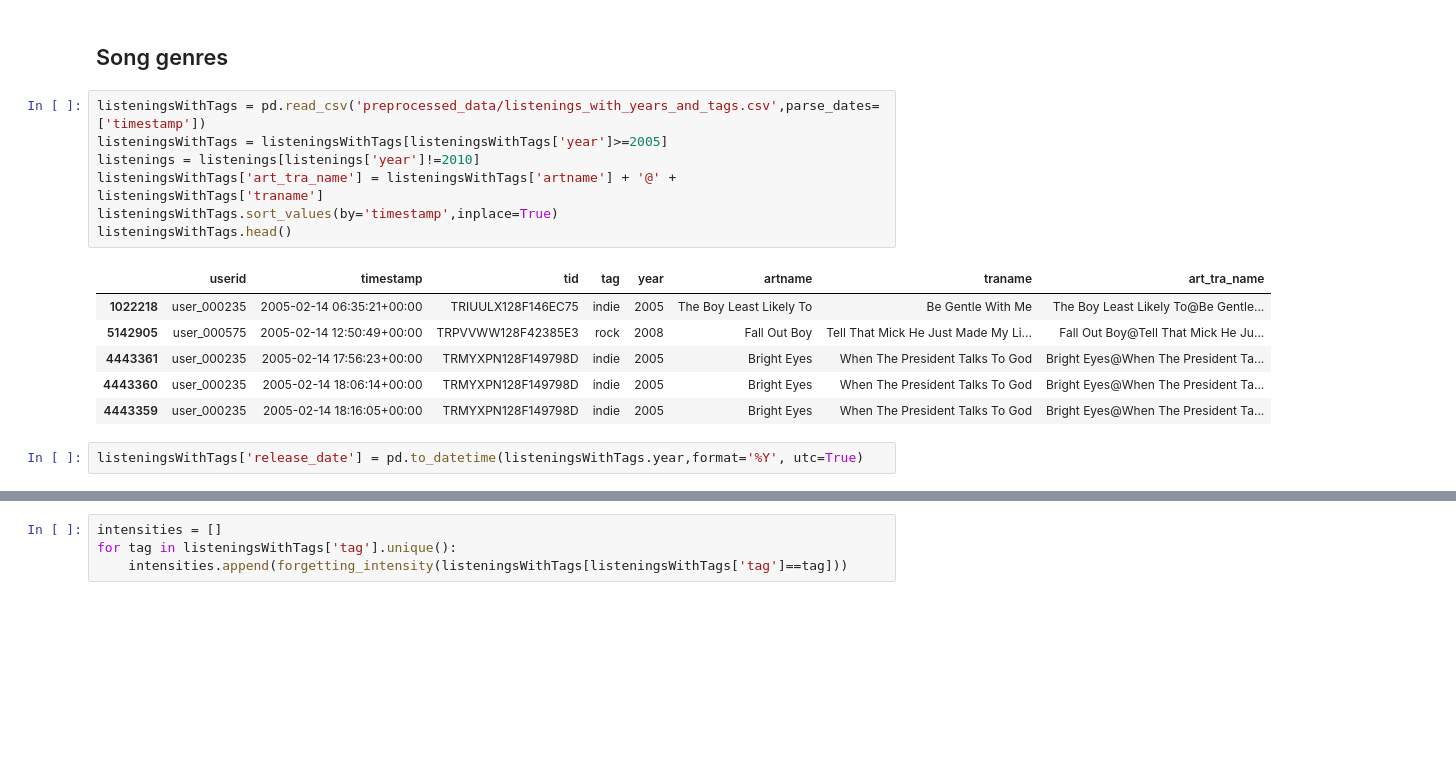
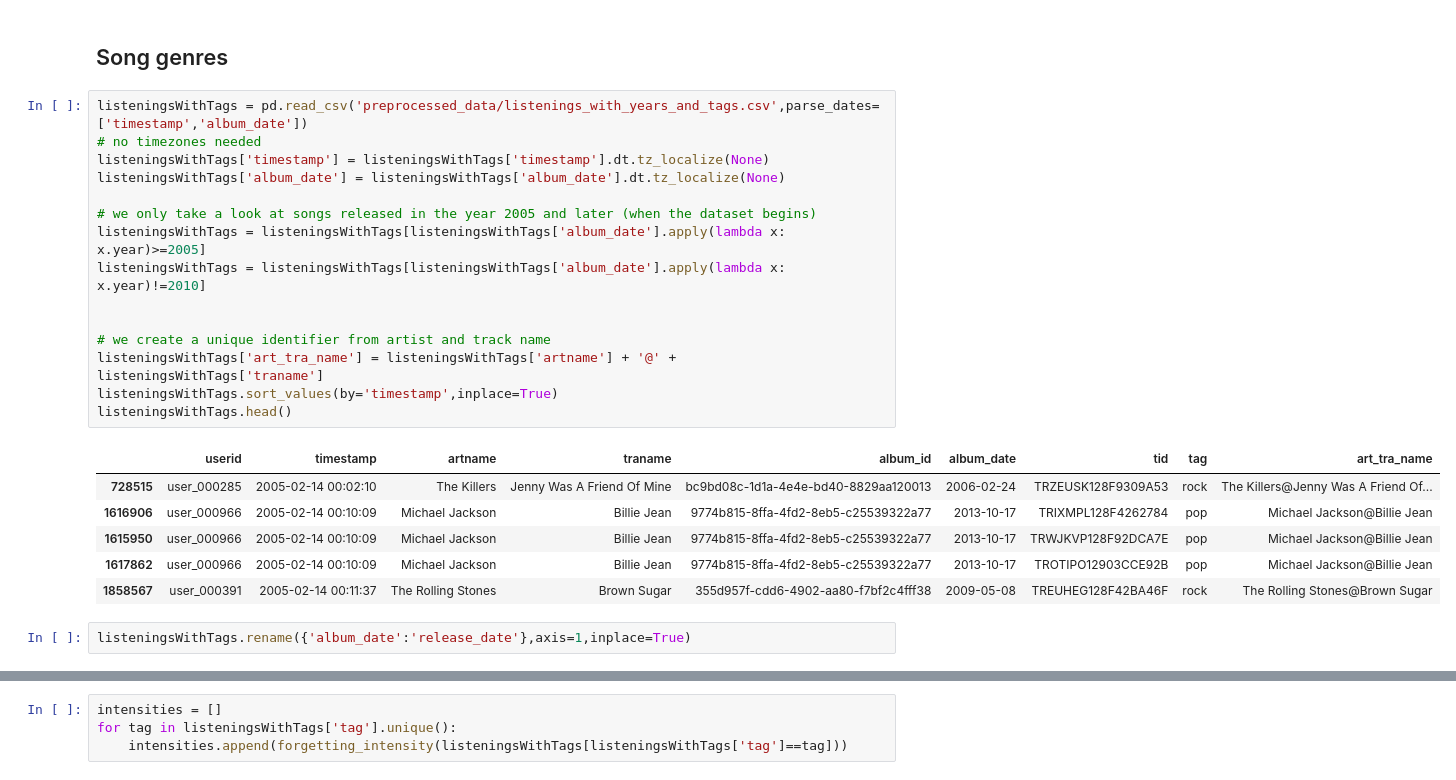
Before and after one commit to maref1/interdisciplinary_project_last_fm, a Jupyter notebook: forgetting_analysis.ipynb, the cells around one changed output, grey strips where cells are left out. Cells and saved outputs as stored; diff of their text form; blank space fills up the shorter version.

```diff
--- a/forgetting_analysis.ipynb
+++ b/forgetting_analysis.ipynb
@@ -220,21 +233,29 @@ forgetting_intensity(listenings,'country','Europe')
 # %% [markdown]
 ## Song genres
 # %%
-listeningsWithTags = pd.read_csv('preprocessed_data/listenings_with_years_and_tags.csv',parse_dates=['timestamp'])
-listeningsWithTags = listeningsWithTags[listeningsWithTags['year']>=2005]
-listenings = listenings[listenings['year']!=2010]
+listeningsWithTags = pd.read_csv('preprocessed_data/listenings_with_years_and_tags.csv',parse_dates=['timestamp','album_date'])
+# no timezones needed
+listeningsWithTags['timestamp'] = listeningsWithTags['timestamp'].dt.tz_localize(None)
+listeningsWithTags['album_date'] = listeningsWithTags['album_date'].dt.tz_localize(None)
+
+# we only take a look at songs released in the year 2005 and later (when the dataset begins)
+listeningsWithTags = listeningsWithTags[listeningsWithTags['album_date'].apply(lambda x: x.year)>=2005]
+listeningsWithTags = listeningsWithTags[listeningsWithTags['album_date'].apply(lambda x: x.year)!=2010]
+
+
+# we create a unique identifier from artist and track name
 listeningsWithTags['art_tra_name'] = listeningsWithTags['artname'] + '@' + listeningsWithTags['traname']
 listeningsWithTags.sort_values(by='timestamp',inplace=True)
 listeningsWithTags.head()
 # %% [output]
-|  | userid | timestamp | tid | tag | year | artname | traname | art_tra_name |
-| 1022218 | user_000235 | 2005-02-14 06:35:21+00:00 | TRIUULX128F146EC75 | indie | 2005 | The Boy Least Likely To | Be Gentle With Me | The Boy Least Likely To@Be Gentle... |
-| 5142905 | user_000575 | 2005-02-14 12:50:49+00:00 | TRPVVWW128F42385E3 | rock | 2008 | Fall Out Boy | Tell That Mick He Just Made My Li... | Fall Out Boy@Tell That Mick He Ju... |
-| 4443361 | user_000235 | 2005-02-14 17:56:23+00:00 | TRMYXPN128F149798D | indie | 2005 | Bright Eyes | When The President Talks To God | Bright Eyes@When The President Ta... |
-| 4443360 | user_000235 | 2005-02-14 18:06:14+00:00 | TRMYXPN128F149798D | indie | 2005 | Bright Eyes | When The President Talks To God | Bright Eyes@When The President Ta... |
-| 4443359 | user_000235 | 2005-02-14 18:16:05+00:00 | TRMYXPN128F149798D | indie | 2005 | Bright Eyes | When The President Talks To God | Bright Eyes@When The President Ta... |
+|  | userid | timestamp | artname | traname | album_id | album_date | tid | tag | art_tra_name |
+| 728515 | user_000285 | 2005-02-14 00:02:10 | The Killers | Jenny Was A Friend Of Mine | bc9bd08c-1d1a-4e4e-bd40-8829aa120013 | 2006-02-24 | TRZEUSK128F9309A53 | rock | The Killers@Jenny Was A Friend Of... |
+| 1616906 | user_000966 | 2005-02-14 00:10:09 | Michael Jackson | Billie Jean | 9774b815-8ffa-4fd2-8eb5-c25539322a77 | 2013-10-17 | TRIXMPL128F4262784 | pop | Michael Jackson@Billie Jean |
+| 1615950 | user_000966 | 2005-02-14 00:10:09 | Michael Jackson | Billie Jean | 9774b815-8ffa-4fd2-8eb5-c25539322a77 | 2013-10-17 | TRWJKVP128F92DCA7E | pop | Michael Jackson@Billie Jean |
+| 1617862 | user_000966 | 2005-02-14 00:10:09 | Michael Jackson | Billie Jean | 9774b815-8ffa-4fd2-8eb5-c25539322a77 | 2013-10-17 | TROTIPO12903CCE92B | pop | Michael Jackson@Billie Jean |
+| 1858567 | user_000391 | 2005-02-14 00:11:37 | The Rolling Stones | Brown Sugar | 355d957f-cdd6-4902-aa80-f7bf2c4fff38 | 2009-05-08 | TREUHEG128F42BA46F | rock | The Rolling Stones@Brown Sugar |
-# %%
-listeningsWithTags['release_date'] = pd.to_datetime(listeningsWithTags.year,format='%Y', utc=True)
+# %%
+listeningsWithTags.rename({'album_date':'release_date'},axis=1,inplace=True)
 # %%
 listeningsWithTags['tag'].unique()
 # %% [output]
```
Also changed, not shown: parts of 22 cells of this notebook.
